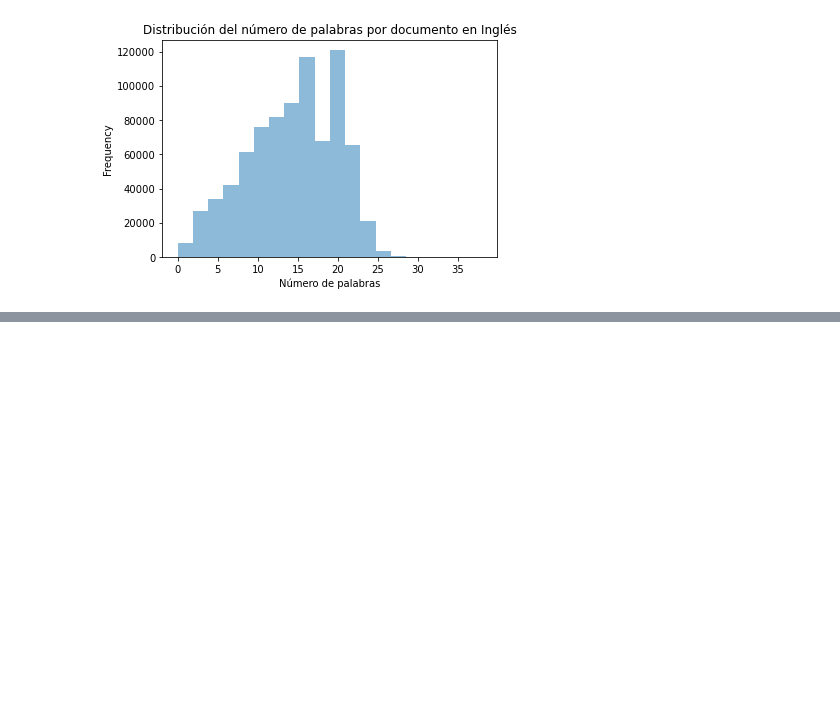
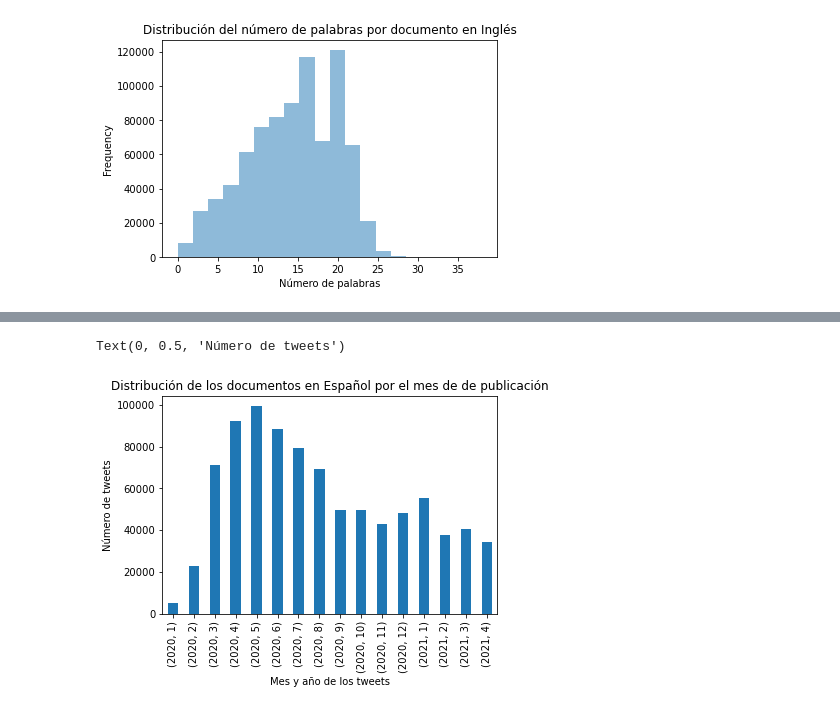
Before and after one commit to imsarmiento/NLP_202110, a Jupyter notebook: Stage2/datasetsMetrics.ipynb, the cells around one changed output, grey strips where cells are left out. Cells and saved outputs as stored; diff of their text form; code cells hidden in the pictures; blank space fills up the shorter version.

```diff
--- a/Stage2/datasetsMetrics.ipynb
+++ b/Stage2/datasetsMetrics.ipynb
@@ -155,0 +171,8 @@ Text(0.5, 0, 'Número de palabras')
+# %%
+ax = raw_spanish.groupby([raw_spanish['dates'].dt.year, raw_spanish['dates'].dt.month]).count()['id'].plot(kind="bar")
+ax.set_title('Distribución de los documentos en Español por el mes de de publicación')
+ax.set_xlabel('Mes y año de los tweets')
+ax.set_ylabel('Número de tweets')
+# %% [output]
+Text(0, 0.5, 'Número de tweets')
+[figure, added]
```
Also changed, not shown: parts of 4 cells of this notebook.
